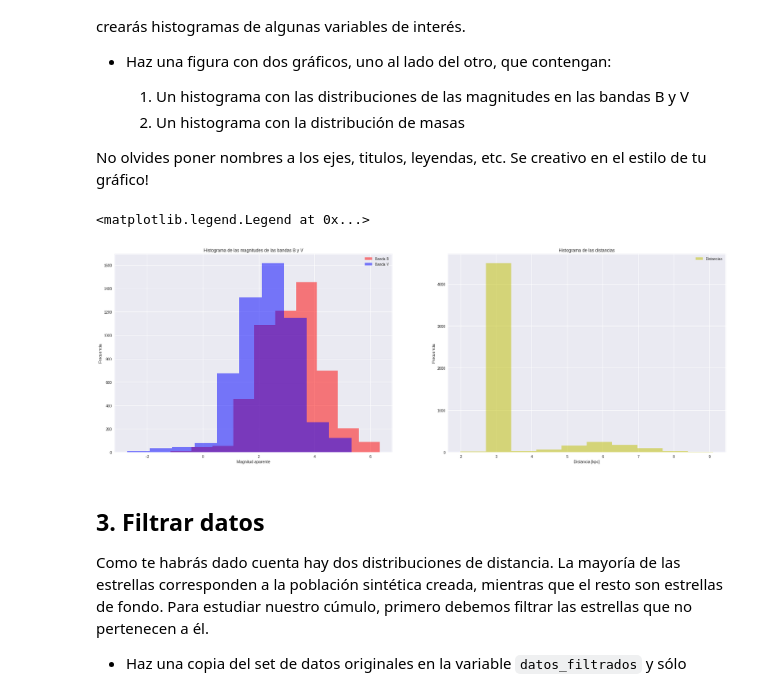
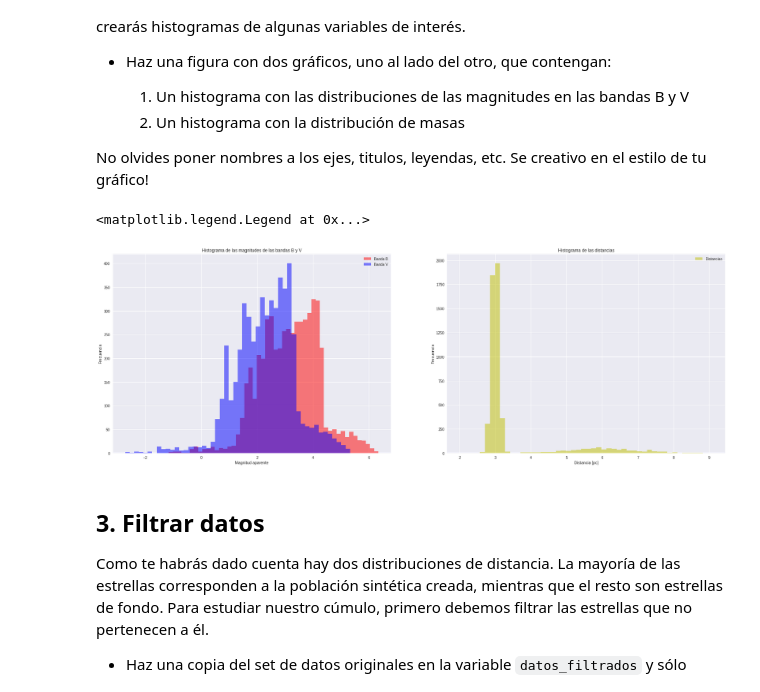
Before and after one commit to dvnielxy/minitarea2, a Jupyter notebook: minitarea2.ipynb, the cells around one changed output. Drawn from its saved outputs; the diff is of its cells as text; code cells hidden in the pictures.

```diff
--- a/minitarea2.ipynb
+++ b/minitarea2.ipynb
@@ -85,32 +85,33 @@ No olvides poner nombres a los ejes, titulos, leyendas, etc. Se creativo en el e
 # %%
 # Plotear histogramas de cada columna
 
 import matplotlib.pyplot as plt
 %matplotlib inline
 
 fig, ax = plt.subplots(figsize=(30,10), ncols=2)
 
 banda_b = datos[:,0]
 banda_v = datos[:,1]
 log_T = datos[:,4]
 masas = datos[:,5]
-distancia_kpc = datos[:,6]
+distancia_pc = datos[:,6]
+temp_K = 10**log_T
 
-ax[0].hist(banda_b, color='r', label='Banda B', alpha=0.5)
-ax[0].hist(banda_v, color='b', label='Banda V', alpha=0.5)
+ax[0].hist(banda_b, color='r', label='Banda B', alpha=0.5, bins=50)
+ax[0].hist(banda_v, color='b', label='Banda V', alpha=0.5, bins=50)
 ax[0].set_title('Histograma de las magnitudes de las bandas B y V')
 ax[0].set_xlabel('Magnitud aparente')
 ax[0].set_ylabel('Frecuencia')
 ax[0].legend(loc='upper right')
 
-ax[1].hist(distancia_kpc, color='y', label='Distancias', alpha=0.5)
+ax[1].hist(distancia_pc, color='y', label='Distancias', alpha=0.5, bins=50)
 ax[1].set_title('Histograma de las distancias')
-ax[1].set_xlabel('Distancia [kpc]')
+ax[1].set_xlabel('Distancia [pc]')
 ax[1].set_ylabel('Frecuencia')
 ax[1].legend(loc='upper right')
 # %% [output]
 <matplotlib.legend.Legend at 0x...>
-[figure, old version]
+[figure, new version]
 # %% [markdown]
 ## 3. Filtrar datos
 
```
Also changed, not shown: parts of 5 cells of this notebook.
